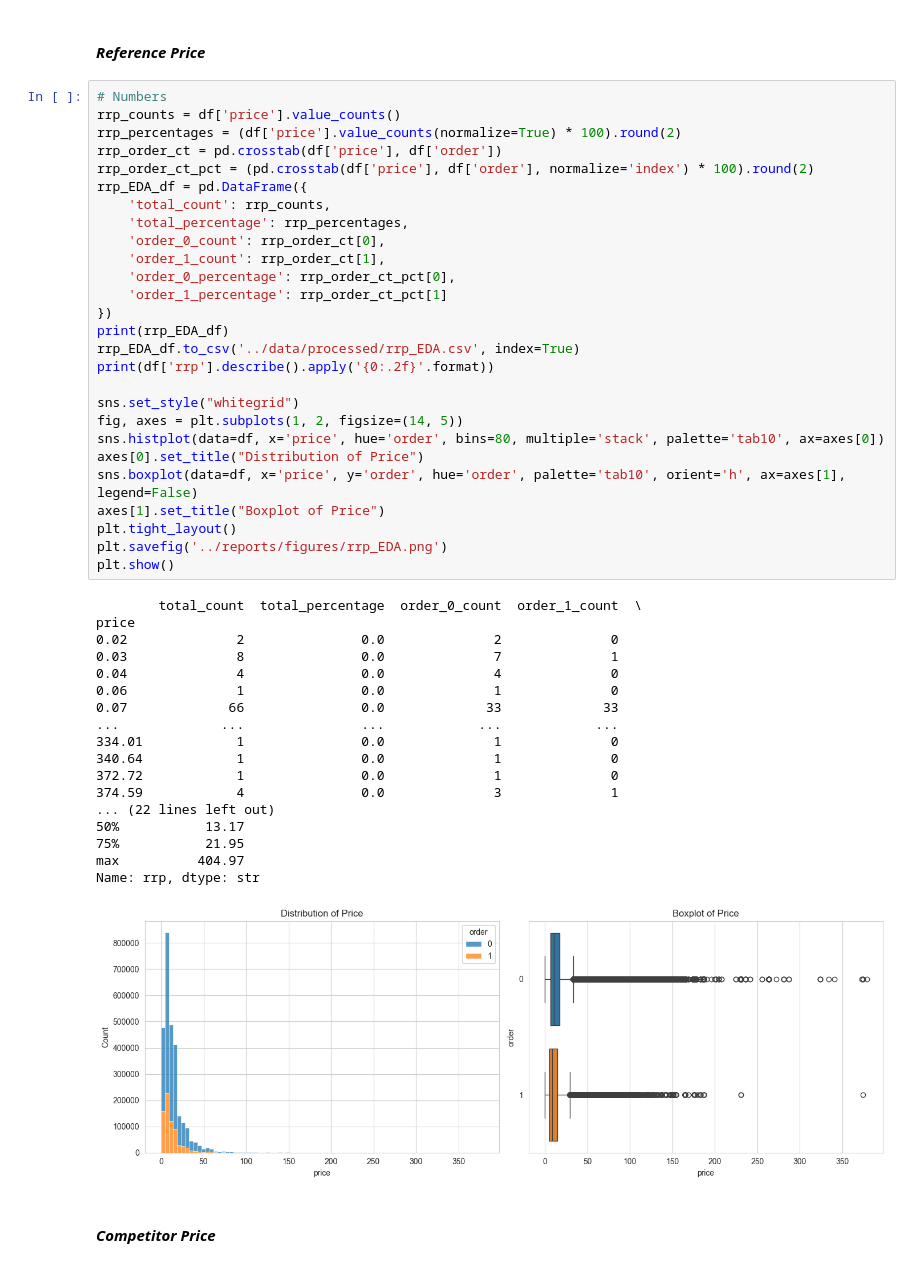
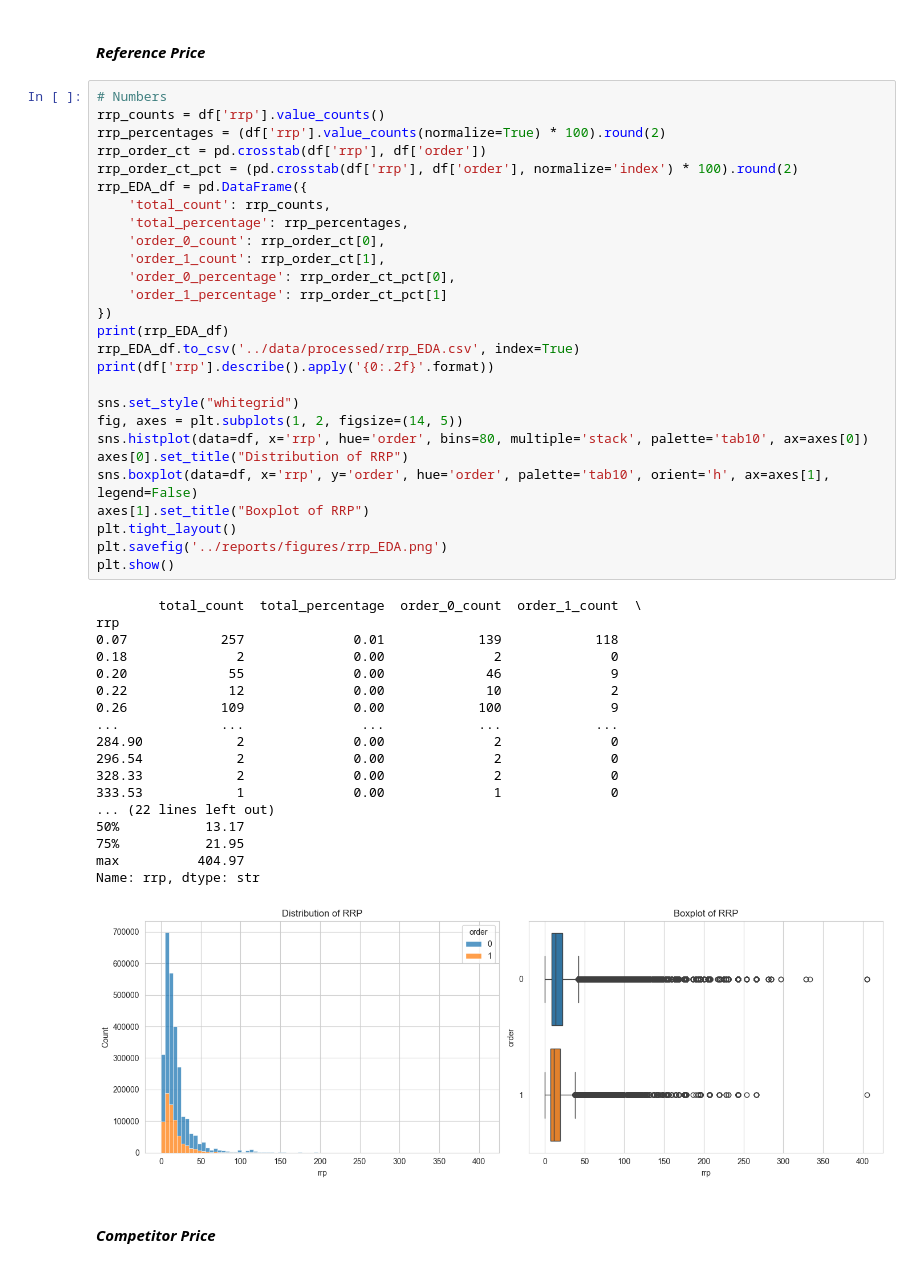
Before and after one commit to annageiser/analytics-project, a Jupyter notebook: src/analysis.ipynb, the cells around one changed output. Cells and saved outputs as stored; diff of their text form.

```diff
--- a/src/analysis.ipynb
+++ b/src/analysis.ipynb
@@ -1033,50 +1033,50 @@ Name: revenue, dtype: str
 #### ***Reference Price***
 # %%
 # Numbers
-rrp_counts = df['price'].value_counts()
-rrp_percentages = (df['price'].value_counts(normalize=True) * 100).round(2)
-rrp_order_ct = pd.crosstab(df['price'], df['order'])
-rrp_order_ct_pct = (pd.crosstab(df['price'], df['order'], normalize='index') * 100).round(2)
+rrp_counts = df['rrp'].value_counts()
+rrp_percentages = (df['rrp'].value_counts(normalize=True) * 100).round(2)
+rrp_order_ct = pd.crosstab(df['rrp'], df['order'])
+rrp_order_ct_pct = (pd.crosstab(df['rrp'], df['order'], normalize='index') * 100).round(2)
 rrp_EDA_df = pd.DataFrame({
     'total_count': rrp_counts,
     'total_percentage': rrp_percentages,
     'order_0_count': rrp_order_ct[0],
     'order_1_count': rrp_order_ct[1],
     'order_0_percentage': rrp_order_ct_pct[0],
     'order_1_percentage': rrp_order_ct_pct[1]
 })
 print(rrp_EDA_df)
 rrp_EDA_df.to_csv('../data/processed/rrp_EDA.csv', index=True)
 print(df['rrp'].describe().apply('{0:.2f}'.format))
 
 sns.set_style("whitegrid")
 fig, axes = plt.subplots(1, 2, figsize=(14, 5))
-sns.histplot(data=df, x='price', hue='order', bins=80, multiple='stack', palette='tab10', ax=axes[0])
-axes[0].set_title("Distribution of Price")
-sns.boxplot(data=df, x='price', y='order', hue='order', palette='tab10', orient='h', ax=axes[1], legend=False)
-axes[1].set_title("Boxplot of Price")
+sns.histplot(data=df, x='rrp', hue='order', bins=80, multiple='stack', palette='tab10', ax=axes[0])
+axes[0].set_title("Distribution of RRP")
+sns.boxplot(data=df, x='rrp', y='order', hue='order', palette='tab10', orient='h', ax=axes[1], legend=False)
+axes[1].set_title("Boxplot of RRP")
 plt.tight_layout()
 plt.savefig('../reports/figures/rrp_EDA.png')
 plt.show()
 # %% [output]
         total_count  total_percentage  order_0_count  order_1_count  \
-price
-0.02              2               0.0              2              0
-0.03              8               0.0              7              1
-0.04              4               0.0              4              0
-0.06              1               0.0              1              0
-0.07             66               0.0             33             33
+rrp
+0.07            257              0.01            139            118
+0.18              2              0.00              2              0
+0.20             55              0.00             46              9
+0.22             12              0.00             10              2
+0.26            109              0.00            100              9
 ...             ...               ...            ...            ...
-334.01            1               0.0              1              0
-340.64            1               0.0              1              0
-372.72            1               0.0              1              0
-374.59            4               0.0              3              1
+284.90            2              0.00              2              0
+296.54            2              0.00              2              0
+328.33            2              0.00              2              0
+333.53            1              0.00              1              0
 ... (22 lines left out)
 50%           13.17
 75%           21.95
 max          404.97
 Name: rrp, dtype: str
-[figure, old version]
+[figure, new version]
 # %% [markdown]
 #### ***Competitor Price***
 # %%
```
Also changed, not shown: parts of 64 cells of this notebook, 2 other files.
